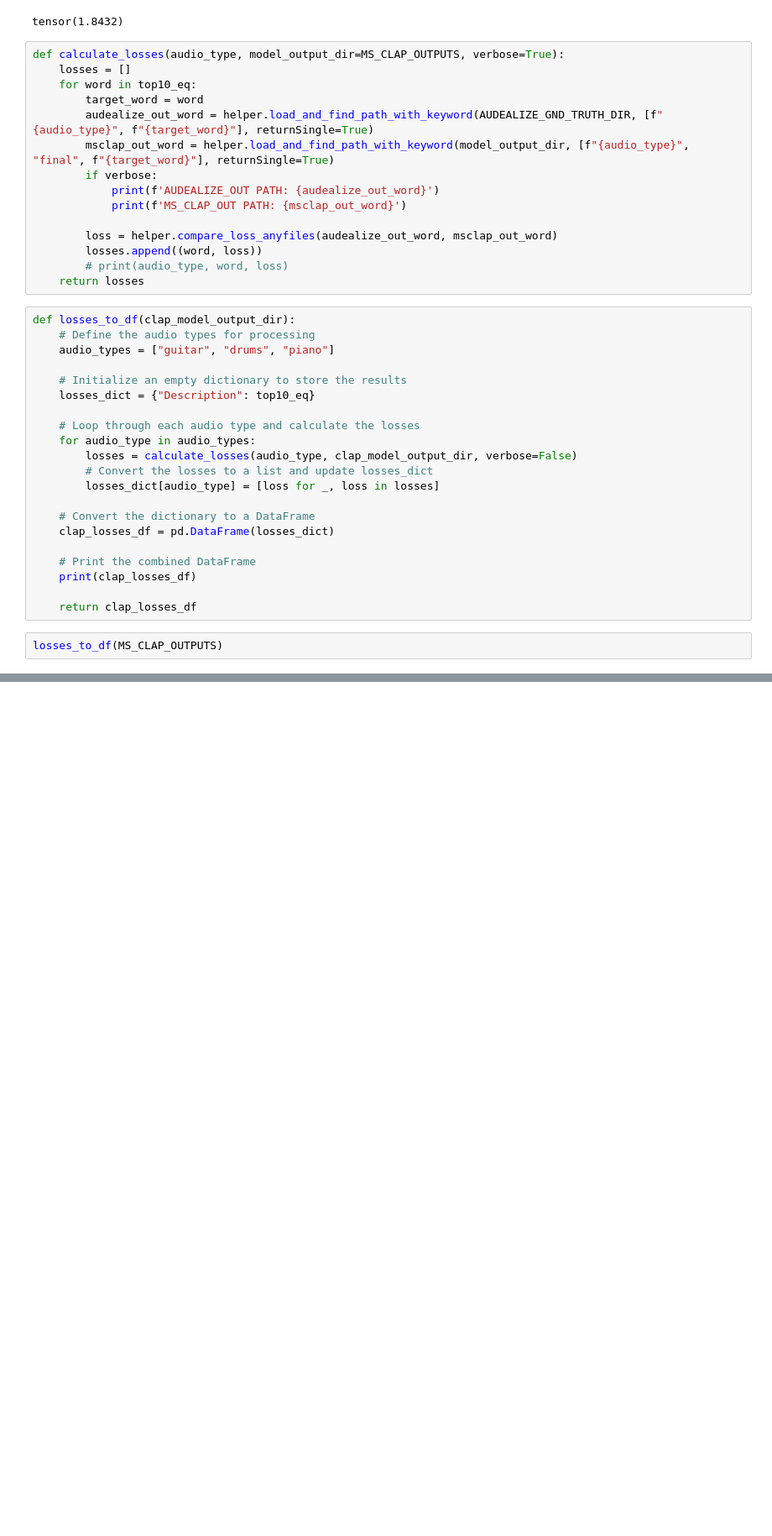
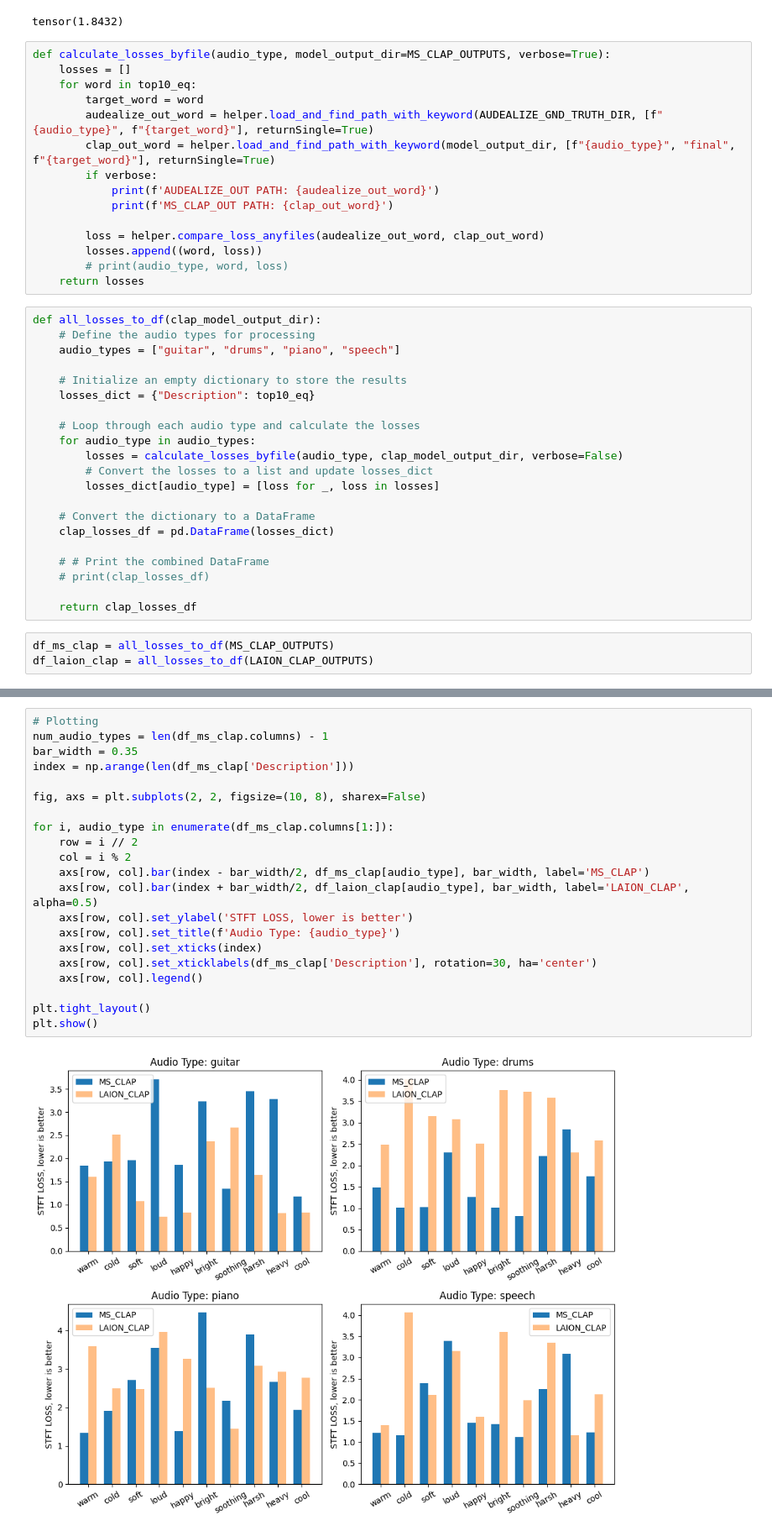
Before and after one commit to anniejchu/text2fx, a Jupyter notebook: notebooks/audealizevsmsclap.ipynb, the cells around one changed output, grey strips where cells are left out. Shown at 84% size. Drawn from its saved outputs; the diff is of its cells as text; blank space fills up the shorter version.

Commit message:
comparing ms clap vs laion_clap losses

```diff
--- a/notebooks/audealizevsmsclap.ipynb
+++ b/notebooks/audealizevsmsclap.ipynb
@@ -180,40 +183,41 @@ helper.compare_loss_anyfiles(audealize_out_word, msclap_out_word)
 /home/annie/research/text2fx/experiments/audealize_comp/ms_clap/guitar/this_sound_is_warm/final.wav
 tensor(1.8432)
 # %%
-def calculate_losses(audio_type, model_output_dir=MS_CLAP_OUTPUTS, verbose=True):
+def calculate_losses_byfile(audio_type, model_output_dir=MS_CLAP_OUTPUTS, verbose=True):
     losses = []
     for word in top10_eq:
         target_word = word
         audealize_out_word = helper.load_and_find_path_with_keyword(AUDEALIZE_GND_TRUTH_DIR, [f"{audio_type}", f"{target_word}"], returnSingle=True)
-        msclap_out_word = helper.load_and_find_path_with_keyword(model_output_dir, [f"{audio_type}", "final", f"{target_word}"], returnSingle=True)
+        clap_out_word = helper.load_and_find_path_with_keyword(model_output_dir, [f"{audio_type}", "final", f"{target_word}"], returnSingle=True)
         if verbose:
             print(f'AUDEALIZE_OUT PATH: {audealize_out_word}')
-            print(f'MS_CLAP_OUT PATH: {msclap_out_word}')
+            print(f'MS_CLAP_OUT PATH: {clap_out_word}')
 
-        loss = helper.compare_loss_anyfiles(audealize_out_word, msclap_out_word)
+        loss = helper.compare_loss_anyfiles(audealize_out_word, clap_out_word)
         losses.append((word, loss))
         # print(audio_type, word, loss)
     return losses
 # %%
-def losses_to_df(clap_model_output_dir):
+def all_losses_to_df(clap_model_output_dir):
     # Define the audio types for processing
-    audio_types = ["guitar", "drums", "piano"]
+    audio_types = ["guitar", "drums", "piano", "speech"]
 
     # Initialize an empty dictionary to store the results
     losses_dict = {"Description": top10_eq}
 
     # Loop through each audio type and calculate the losses
     for audio_type in audio_types:
-        losses = calculate_losses(audio_type, clap_model_output_dir, verbose=False)
+        losses = calculate_losses_byfile(audio_type, clap_model_output_dir, verbose=False)
         # Convert the losses to a list and update losses_dict
         losses_dict[audio_type] = [loss for _, loss in losses]
 
     # Convert the dictionary to a DataFrame
     clap_losses_df = pd.DataFrame(losses_dict)
 
-    # Print the combined DataFrame
-    print(clap_losses_df)
+    # # Print the combined DataFrame
+    # print(clap_losses_df)
 
     return clap_losses_df
 # %%
-losses_to_df(MS_CLAP_OUTPUTS)
+df_ms_clap = all_losses_to_df(MS_CLAP_OUTPUTS)
+df_laion_clap = all_losses_to_df(LAION_CLAP_OUTPUTS)
@@ -325,0 +224,23 @@ speech cool tensor(1.2330)
+# %%
+# Plotting
+num_audio_types = len(df_ms_clap.columns) - 1
+bar_width = 0.35
+index = np.arange(len(df_ms_clap['Description']))
+
+fig, axs = plt.subplots(2, 2, figsize=(10, 8), sharex=False)
+
+for i, audio_type in enumerate(df_ms_clap.columns[1:]):
+    row = i // 2
+    col = i % 2
+    axs[row, col].bar(index - bar_width/2, df_ms_clap[audio_type], bar_width, label='MS_CLAP')
+    axs[row, col].bar(index + bar_width/2, df_laion_clap[audio_type], bar_width, label='LAION_CLAP', alpha=0.5)
+    axs[row, col].set_ylabel('STFT LOSS, lower is better')
+    axs[row, col].set_title(f'Audio Type: {audio_type}')
+    axs[row, col].set_xticks(index)
+    axs[row, col].set_xticklabels(df_ms_clap['Description'], rotation=30, ha='center')
+    axs[row, col].legend()
+
+plt.tight_layout()
+plt.show()
+# %% [output]
+[figure, added]
```
Also changed, not shown: parts of 11 cells of this notebook, 1 other file.
